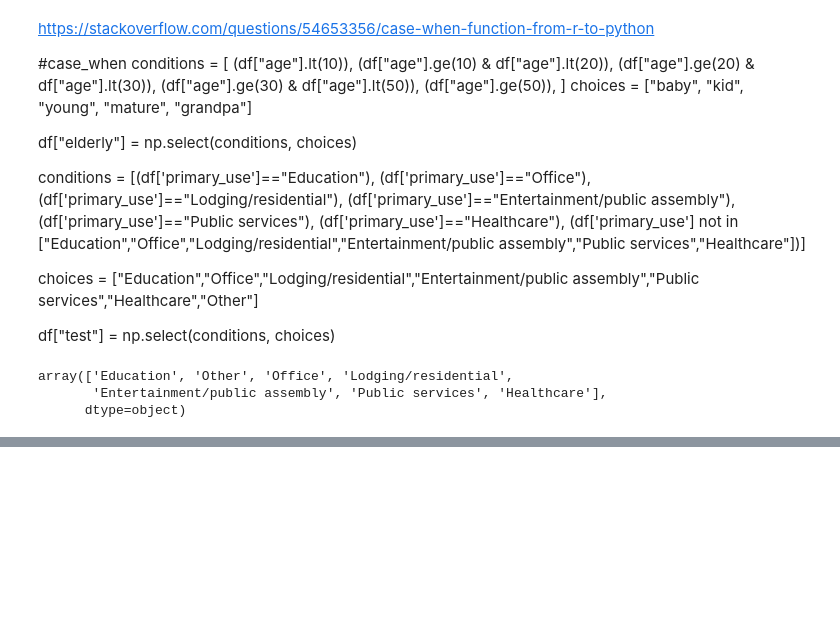
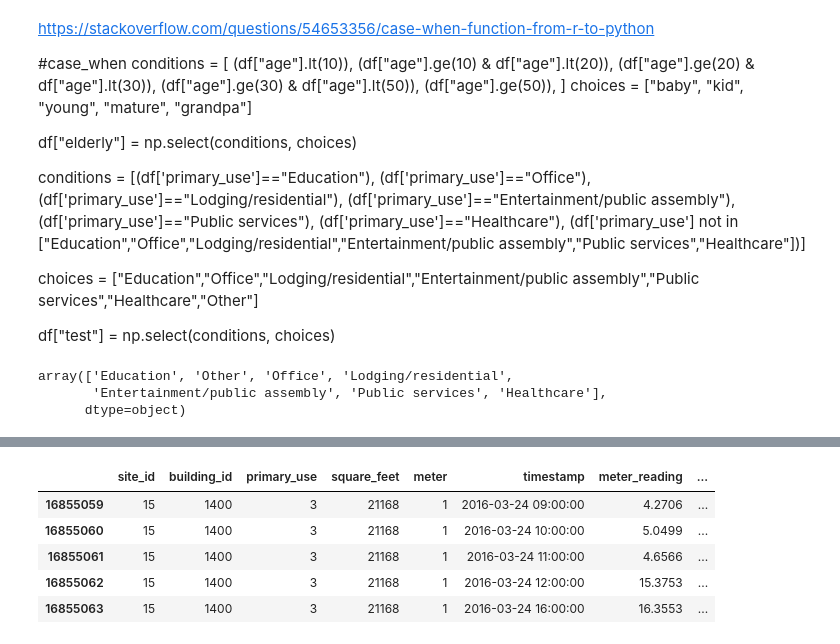
Before and after one commit to douglas-thoms/Projects, a Jupyter notebook: Energy.Predictor.2020/EDA/Categorical variable investigation.ipynb, the cells around one changed output, grey strips where cells are left out. Saved outputs shown, nothing was run; the diff lists cells and outputs as text; code cells hidden in the pictures; blank space fills up the shorter version.

```diff
--- a/Energy.Predictor.2020/EDA/Categorical variable investigation.ipynb
+++ b/Energy.Predictor.2020/EDA/Categorical variable investigation.ipynb
@@ -74,0 +93,9 @@ sns.countplot(x=df['new'])
+# %%
+df.tail()
+# %% [output]
+|  | site_id | building_id | primary_use | square_feet | meter | timestamp | meter_reading | ... |
+| 16855059 | 15 | 1400 | 3 | 21168 | 1 | 2016-03-24 09:00:00 | 4.2706 | ... |
+| 16855060 | 15 | 1400 | 3 | 21168 | 1 | 2016-03-24 10:00:00 | 5.0499 | ... |
+| 16855061 | 15 | 1400 | 3 | 21168 | 1 | 2016-03-24 11:00:00 | 4.6566 | ... |
+| 16855062 | 15 | 1400 | 3 | 21168 | 1 | 2016-03-24 12:00:00 | 15.3753 | ... |
+| 16855063 | 15 | 1400 | 3 | 21168 | 1 | 2016-03-24 16:00:00 | 16.3553 | ... |
```
Also changed, not shown: parts of 17 cells of this notebook, 10 other files.
